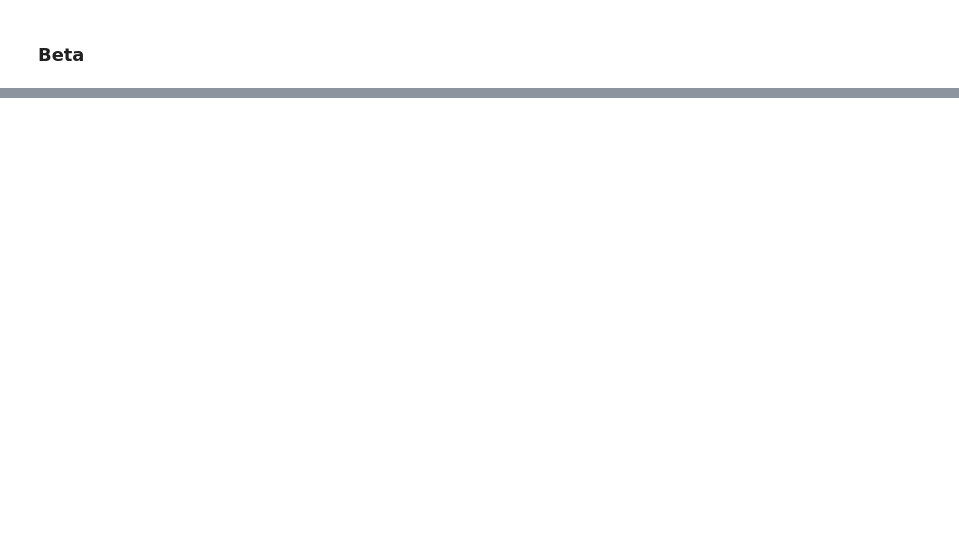
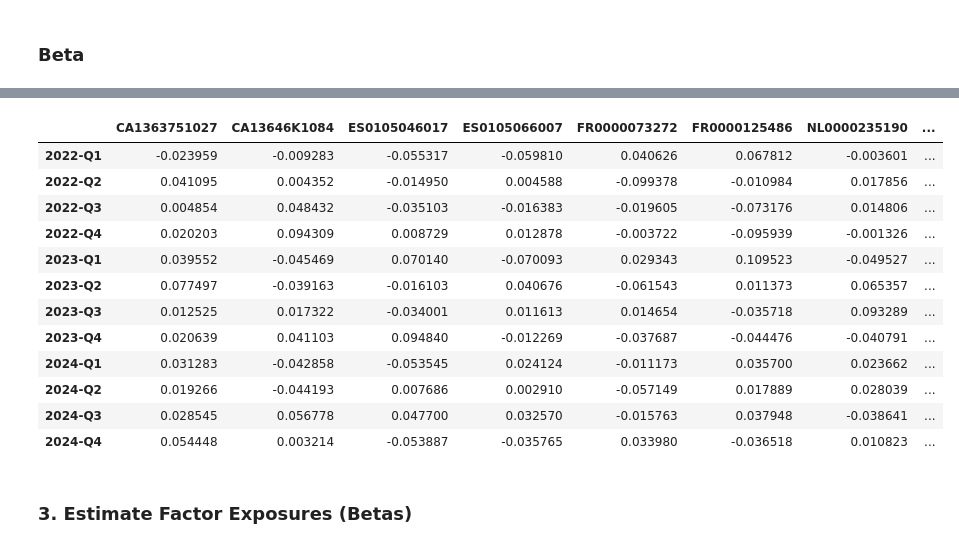
Before and after one commit to Tim-Chen-Xuetao/finance, a Jupyter notebook: notebook/tci_portfolio_analysis.ipynb, the cells around one changed output, grey strips where cells are left out. Saved outputs shown, nothing was run; the diff lists cells and outputs as text; code cells hidden in the pictures; blank space fills up the shorter version.

Commit message:
added multiple factor model

```diff
--- a/notebook/tci_portfolio_analysis.ipynb
+++ b/notebook/tci_portfolio_analysis.ipynb
@@ -217,0 +278,3 @@ create_stacked_bar_chart(portfolio_df, '% of NAV')
+# %%
+portfolio_2025_q1_df = portfolio_df[(portfolio_df['Year Quarter Formatted']=='2025-Q1') & (portfolio_df['Security Type']=='Equity')]
+portfolio_2025_q1_df
@@ -217,0 +300,5 @@ create_stacked_bar_chart(portfolio_df, '% of NAV')
+# %%
+df_unique_securities = portfolio_2025_q1_df.groupby('ISIN').agg(
+    {'Mkt value': 'sum', 'Instrument Description': 'first'}
+).reset_index()
+df_unique_securities
@@ -217,0 +322,2 @@ create_stacked_bar_chart(portfolio_df, '% of NAV')
+# %%
+df_unique_securities['Weight'] = df_unique_securities['Mkt value'] / df_unique_securities['Mkt value'].sum()
@@ -217,0 +326,18 @@ create_stacked_bar_chart(portfolio_df, '% of NAV')
+# %%
+#######  Simulated Historical Data ---
+# In a real-world scenario, would fetch this data from a provider like yahoo or a database.
+# Here, simulate 12 quarters of historical factor returns and security returns.
+np.random.seed(42)
+
+# Define the factors
+factors = ['Market', 'SMB', 'HML', 'Momentum', 'Quality']
+num_quarters = 12
+
+# Simulated factor returns for the last 12 quarters
+# These are the independent variables (X) for the regression.
+factor_returns_historical = pd.DataFrame(
+    np.random.randn(num_quarters, len(factors)) * 0.02,
+    columns=factors,
+    index=[f'2022-Q{q}' for q in range(1, 5)] + [f'2023-Q{q}' for q in range(1, 5)] + [f'2024-Q{q}' for q in range(1, 5)]
+)
+factor_returns_historical
@@ -217,0 +358,26 @@ create_stacked_bar_chart(portfolio_df, '% of NAV')
+# %%
+# In a real-world scenario, would fetch this data from a provider like yahoo or a database.
+# Simulated security returns for the last 12 quarters
+# These are the dependent variables (y) for the regression.
+security_returns_historical = pd.DataFrame(
+    np.random.randn(num_quarters, len(df_unique_securities)) * 0.05,
+    columns=df_unique_securities['ISIN'].values,
+    index=factor_returns_historical.index
+)
+security_returns_historical
+# %% [output]
+|  | CA1363751027 | CA13646K1084 | ES0105046017 | ES0105066007 | FR0000073272 | FR0000125486 | NL0000235190 | ... |
+| 2022-Q1 | -0.023959 | -0.009283 | -0.055317 | -0.059810 | 0.040626 | 0.067812 | -0.003601 | ... |
+| 2022-Q2 | 0.041095 | 0.004352 | -0.014950 | 0.004588 | -0.099378 | -0.010984 | 0.017856 | ... |
+| 2022-Q3 | 0.004854 | 0.048432 | -0.035103 | -0.016383 | -0.019605 | -0.073176 | 0.014806 | ... |
+| 2022-Q4 | 0.020203 | 0.094309 | 0.008729 | 0.012878 | -0.003722 | -0.095939 | -0.001326 | ... |
+| 2023-Q1 | 0.039552 | -0.045469 | 0.070140 | -0.070093 | 0.029343 | 0.109523 | -0.049527 | ... |
+| 2023-Q2 | 0.077497 | -0.039163 | -0.016103 | 0.040676 | -0.061543 | 0.011373 | 0.065357 | ... |
+| 2023-Q3 | 0.012525 | 0.017322 | -0.034001 | 0.011613 | 0.014654 | -0.035718 | 0.093289 | ... |
+| 2023-Q4 | 0.020639 | 0.041103 | 0.094840 | -0.012269 | -0.037687 | -0.044476 | -0.040791 | ... |
+| 2024-Q1 | 0.031283 | -0.042858 | -0.053545 | 0.024124 | -0.011173 | 0.035700 | 0.023662 | ... |
+| 2024-Q2 | 0.019266 | -0.044193 | 0.007686 | 0.002910 | -0.057149 | 0.017889 | 0.028039 | ... |
+| 2024-Q3 | 0.028545 | 0.056778 | 0.047700 | 0.032570 | -0.015763 | 0.037948 | -0.038641 | ... |
+| 2024-Q4 | 0.054448 | 0.003214 | -0.053887 | -0.035765 | 0.033980 | -0.036518 | 0.010823 | ... |
+# %% [markdown]
+### 3. Estimate Factor Exposures (Betas)
```
Also changed, not shown: parts of 43 cells of this notebook.
